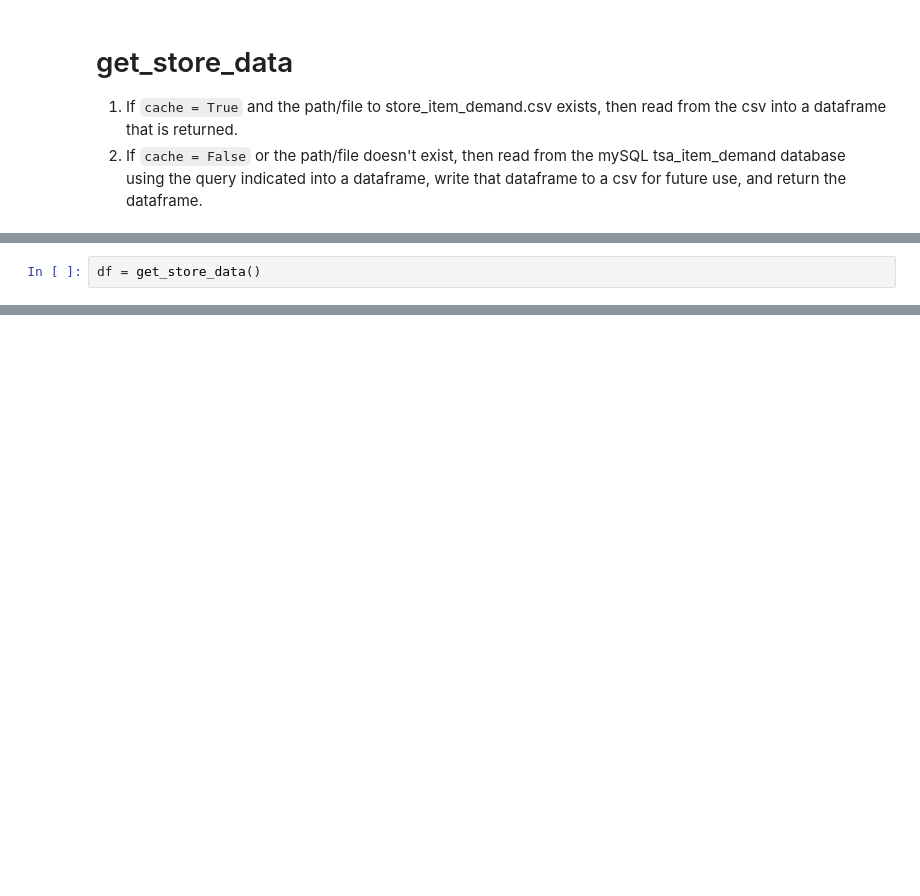
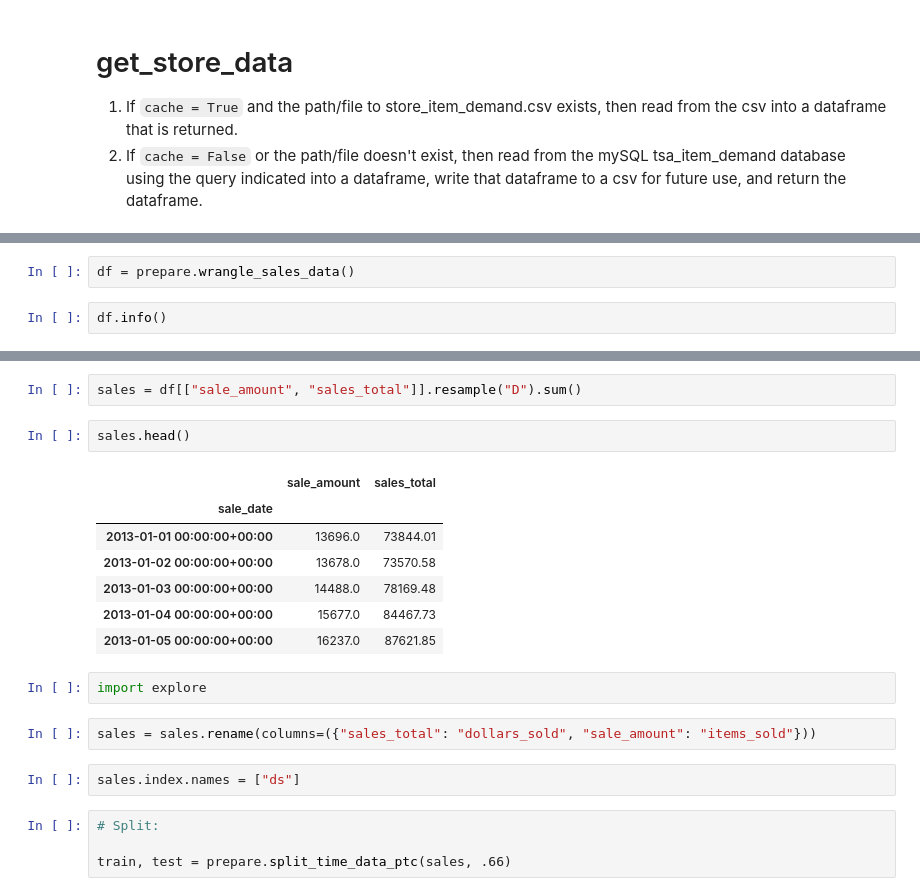
Before and after one commit to guedanie/ds-methodologies-exercises, a Jupyter notebook: time_series/time_series_class_notes.ipynb, the cells around one changed output, grey strips where cells are left out. Cells and saved outputs as stored; diff of their text form; blank space fills up the shorter version.

```diff
--- a/time_series/time_series_class_notes.ipynb
+++ b/time_series/time_series_class_notes.ipynb
@@ -855,3 +857,5 @@ def get_store_data(cache=True):
+# %%
+df = prepare.wrangle_sales_data()
 # %%
-df = get_store_data()
+df.info()
 # %% [output]
@@ -858,0 +879,22 @@ NameError: name 'path' is not defined
+# %%
+sales = df[["sale_amount", "sales_total"]].resample("D").sum()
+# %%
+sales.head()
+# %% [output]
+|  | sale_amount | sales_total |
+| sale_date |  |  |
+| 2013-01-01 00:00:00+00:00 | 13696.0 | 73844.01 |
+| 2013-01-02 00:00:00+00:00 | 13678.0 | 73570.58 |
+| 2013-01-03 00:00:00+00:00 | 14488.0 | 78169.48 |
+| 2013-01-04 00:00:00+00:00 | 15677.0 | 84467.73 |
+| 2013-01-05 00:00:00+00:00 | 16237.0 | 87621.85 |
+# %%
+import explore
+# %%
+sales = sales.rename(columns=({"sales_total": "dollars_sold", "sale_amount": "items_sold"}))
+# %%
+sales.index.names = ["ds"]
+# %%
+# Split:
+
+train, test = prepare.split_time_data_ptc(sales, .66)
```
Also changed, not shown: parts of 14 cells of this notebook.
